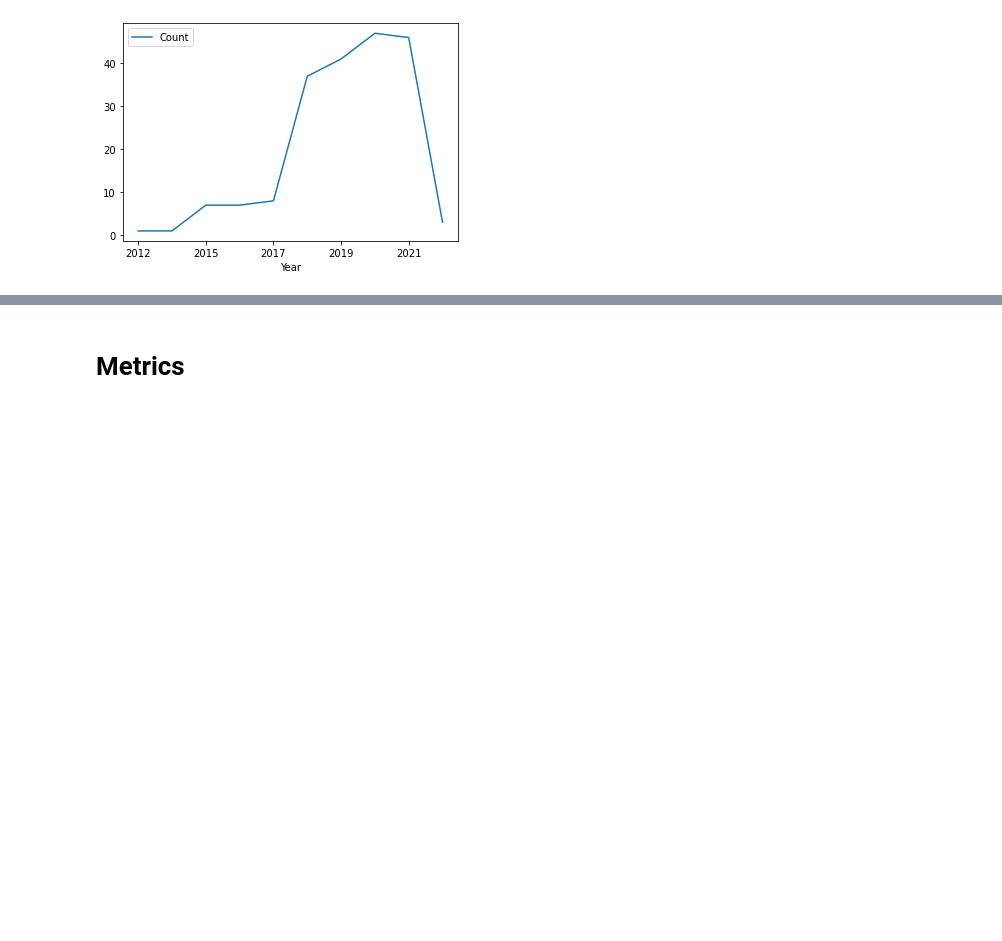
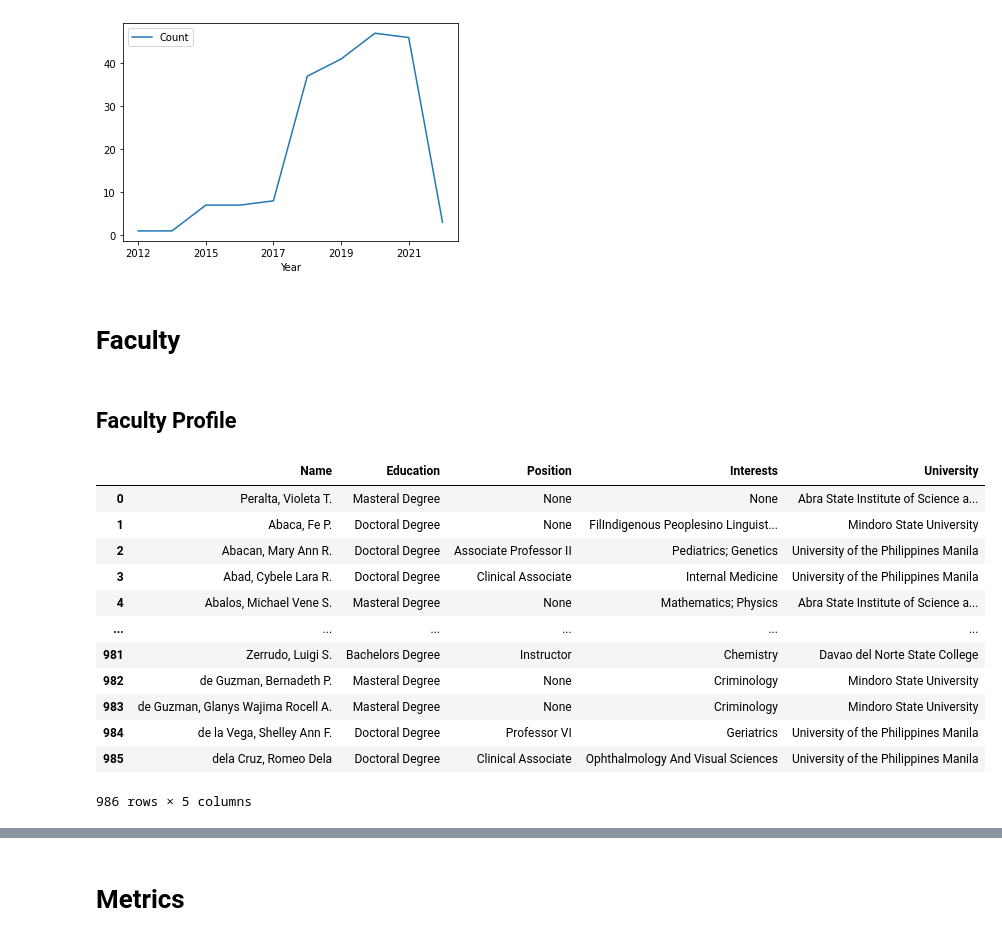
Before and after one commit to pgplarosa/herd-backend, a Jupyter notebook: notebooks/descriptive_analytics.ipynb, the cells around one changed output, grey strips where cells are left out. Drawn from its saved outputs; the diff is of its cells as text; code cells hidden in the pictures; blank space fills up the shorter version.

```diff
--- a/notebooks/descriptive_analytics.ipynb
+++ b/notebooks/descriptive_analytics.ipynb
@@ -385,3 +385,58 @@ def get_patent_yearly(db_path='../data/db.sqlite3',
 patent_yearly = get_patent_yearly(plot=True)
 # %% [output]
 [figure]
+# %% [markdown]
+# Faculty
+# %% [markdown]
+## Faculty Profile
+# %%
+def get_faculty_profile_table(db_path='../data/db.sqlite3',
+                             show=False):
+    """ outputs a table with columns: name, education,
+        position, interests
+
+    Parameters
+    ===========
+    db_path      :      str
+                        path of sqlite database
+    show         :      bool
+                        print table if set to true
+
+    Returns
+    ===========
+    get_faculty_profile_table    :   str
+                                     json string
+    """
+    engine = create_engine('sqlite:///' + db_path)
+    query = """
+    SELECT fa.faculty_name as Name,
+           fa.highest_educ_attain as Education,
+           fa.position as Position,
+           fa.interests as Interests,
+           sc.school_name as University
+    FROM faculty fa
+    LEFT OUTER JOIN school sc
+    on fa.school_id = sc.school_id
+    """
+    with engine.connect() as conn:
+        df = pd.read_sql(query, conn)
+
+    if show:
+        display(df)
+    return df.to_json(orient='columns')
+
+faculty = get_faculty_profile_table(show=True)
+# %% [output]
+|  | Name | Education | Position | Interests | University |
+| 0 | Peralta, Violeta T. | Masteral Degree | None | None | Abra State Institute of Science a... |
+| 1 | Abaca, Fe P. | Doctoral Degree | None | FilIndigenous Peoplesino Linguist... | Mindoro State University |
+| 2 | Abacan, Mary Ann R. | Doctoral Degree | Associate Professor II | Pediatrics; Genetics | University of the Philippines Manila |
+| 3 | Abad, Cybele Lara R. | Doctoral Degree | Clinical Associate | Internal Medicine | University of the Philippines Manila |
+| 4 | Abalos, Michael Vene S. | Masteral Degree | None | Mathematics; Physics | Abra State Institute of Science a... |
+| ... | ... | ... | ... | ... | ... |
+| 981 | Zerrudo, Luigi S. | Bachelors Degree | Instructor | Chemistry | Davao del Norte State College |
+| 982 | de Guzman, Bernadeth P. | Masteral Degree | None | Criminology | Mindoro State University |
+| 983 | de Guzman, Glanys Wajima Rocell A. | Masteral Degree | None | Criminology | Mindoro State University |
+| 984 | de la Vega, Shelley Ann F. | Doctoral Degree | Professor VI | Geriatrics | University of the Philippines Manila |
+| 985 | dela Cruz, Romeo Dela | Doctoral Degree | Clinical Associate | Ophthalmology And Visual Sciences | University of the Philippines Manila |
+986 rows × 5 columns
```
Also changed, not shown: parts of 1 cell of this notebook, 7 other files.
